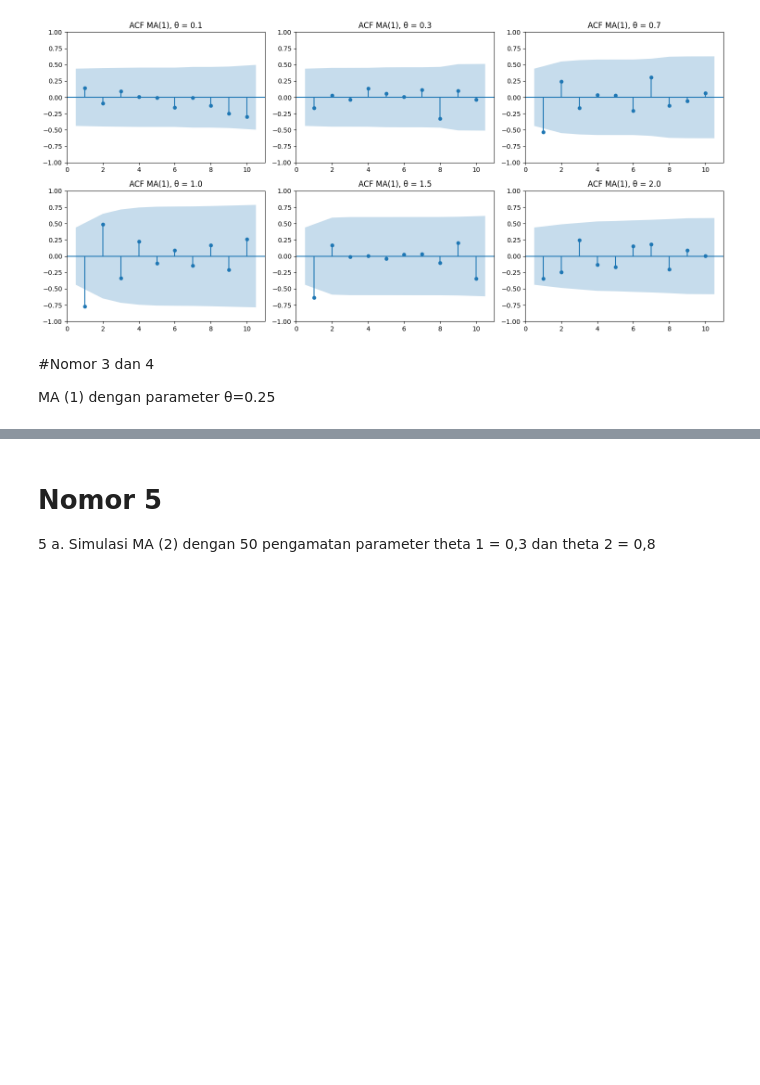
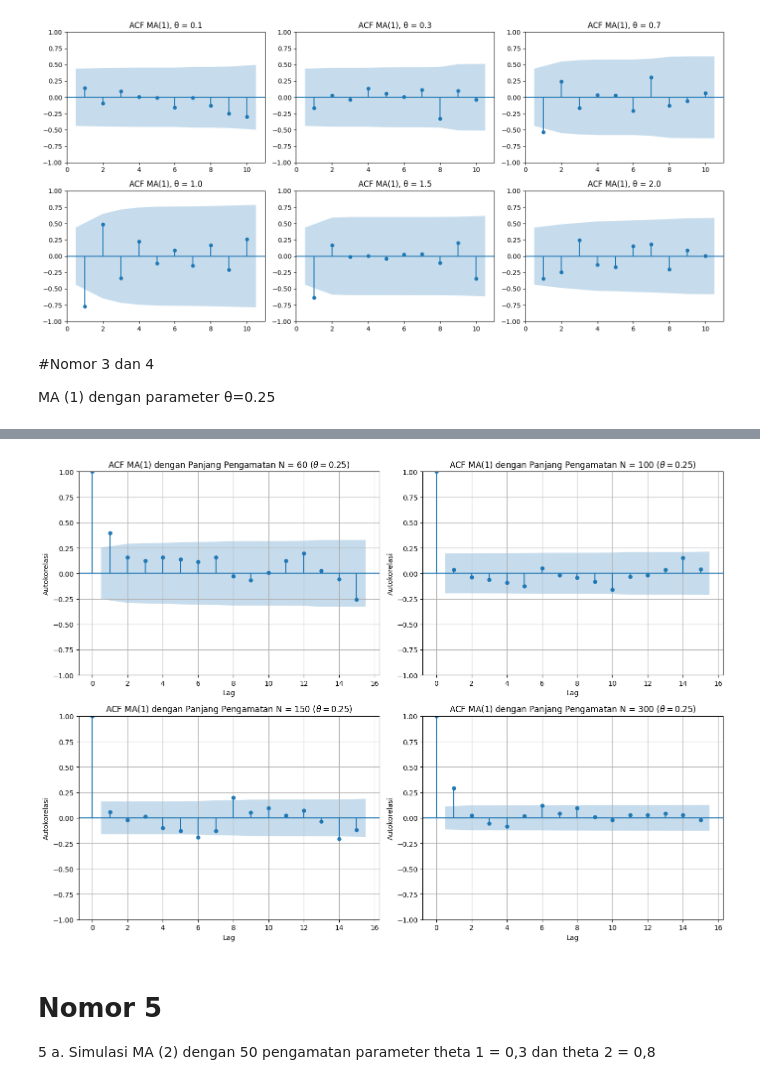
Before and after one commit to estyaprnm/Analisis-Deret-waktu, a Jupyter notebook: Tugas_kelompok_7_minggu_ketiga.ipynb, the cells around one changed output, grey strips where cells are left out. Saved outputs shown, nothing was run; the diff lists cells and outputs as text; code cells hidden in the pictures; blank space fills up the shorter version.

```diff
--- a/Tugas_kelompok_7_minggu_ketiga.ipynb
+++ b/Tugas_kelompok_7_minggu_ketiga.ipynb
@@ -231,3 +153,53 @@ plt.show()
+# %%
+import matplotlib.pyplot as plt
+import numpy as np
+from statsmodels.graphics.tsaplots import plot_acf
+
+# Set seed agar hasil random konsisten
+np.random.seed(98)
+
+# Parameter MA(1)
+theta = 0.25
+
+# Daftar panjang pengamatan (N)
+lengths = [60, 100, 150, 300]
+
+# Membuat plot ACF untuk setiap panjang pengamatan
+fig, axes = plt.subplots(2, 2, figsize=(14, 10))
+axes = axes.flatten()
+
+simulasi_ma = {}
+
+for i, n in enumerate(lengths):
+  # 1. Simulasi deret MA(1): X_t = w_t + theta * w_{t-1}
+  # Kita bangkitkan white noise dengan ukuran n + 1 agar indeksnya cukup
+  w = np.random.normal(0, 1, n + 1)
+  x = np.zeros(n)
+
+  for t in range(n):
+    # w[t+1] sebagai error saat ini (w_t) dan w[t] sebagai error masa lalu (w_{t-1})
+    # Atau menggunakan konvensi umum: X_t = w_t - theta * w_{t-1} (tergantung definisi tanda,
+    # di sini kita gunakan formula umum penulisan: X_t = w_t + theta * w_{t-1})
+    if t == 0:
+      x[t] = w[t + 1]  # Belum ada w_{t-1} di awal
+    else:
+      x[t] = w[t + 1] + theta * w[t]
+
+  simulasi_ma[n] = x
+
+  # 2. Plot ACF (Nomor 4)
+  plot_acf(x, ax=axes[i], lags=15, alpha=0.05)
+  axes[i].set_title(
+      f'ACF MA(1) dengan Panjang Pengamatan N = {n} ($\\theta={theta}$)'
+  )
+  axes[i].set_xlabel('Lag')
+  axes[i].set_ylabel('Autokorelasi')
+  axes[i].grid(True)
+
+plt.tight_layout()
+plt.show()
+# %% [output]
+[figure, added]
 # %% [markdown]
 # Nomor 5
 
```
Also changed, not shown: parts of 39 cells of this notebook.
